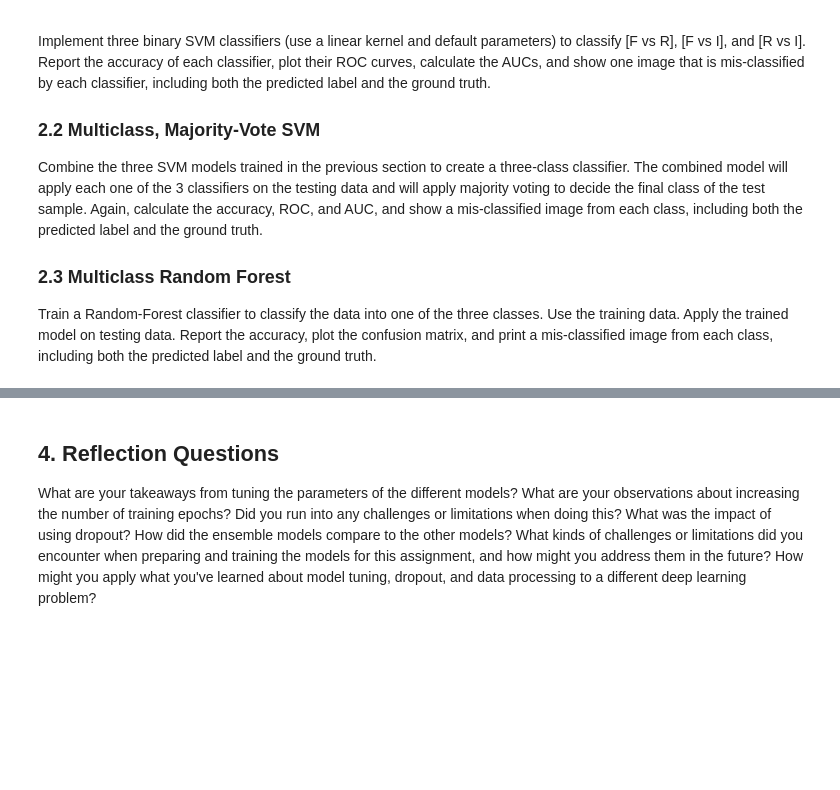
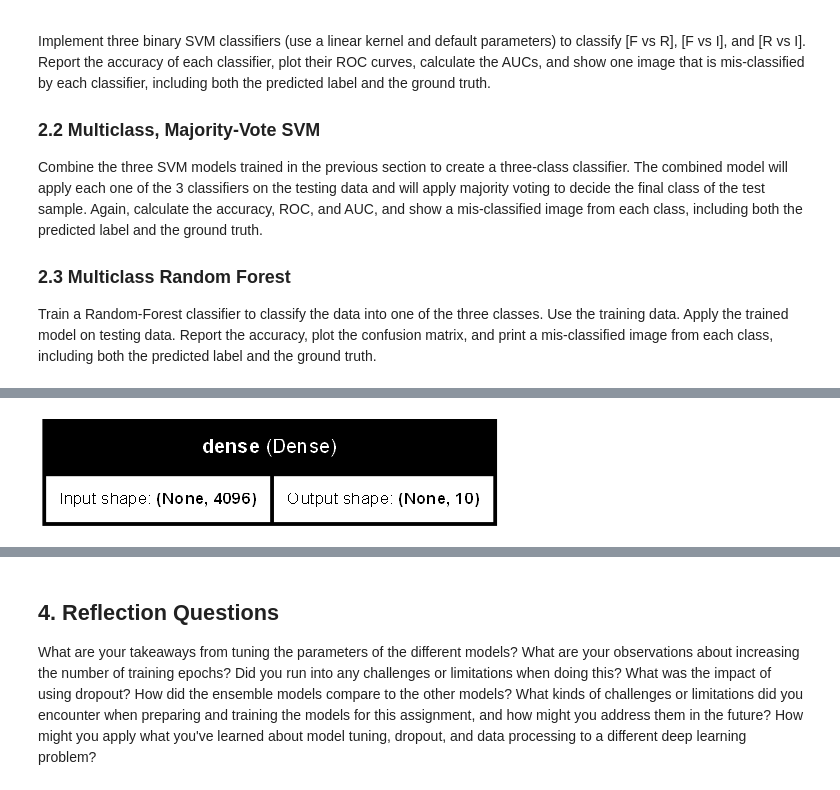
Before and after one commit to kakumanus/musa-650-spring2026, a Jupyter notebook: assignments/eurosat.ipynb, the cells around one changed output, grey strips where cells are left out. Cells and saved outputs as stored; diff of their text form; code cells hidden in the pictures; blank space fills up the shorter version.

```diff
--- a/assignments/eurosat.ipynb
+++ b/assignments/eurosat.ipynb
@@ -733,0 +346,11 @@ How did adding multispectral channels impact your model's performance? Explain t
+# %%
+# Building Model 1: Single-Layer Neural Network
+model1 = Sequential()
+model1.add(Dense(num_classes, activation='softmax', # Output layer of probabilities suited for multi-class classification
+    input_shape=(x_gray_train.shape[1],)))
+
+model1.compile(optimizer='adam',
+              loss='categorical_crossentropy', # Enables calculation of loss for multi-class classification
+              metrics=['accuracy'])
+
+model1.summary()
@@ -733,0 +368,6 @@ How did adding multispectral channels impact your model's performance? Explain t
+# %%
+# Visualize architecture of Model 1
+plot_model(model1, show_shapes=True, show_layer_names=True, dpi=90)
+                                                            # dpi controls the resolution, 90 makes the plot more readable
+# %% [output]
+[figure, added]
```
Also changed, not shown: parts of 50 cells of this notebook, 1 other file.
